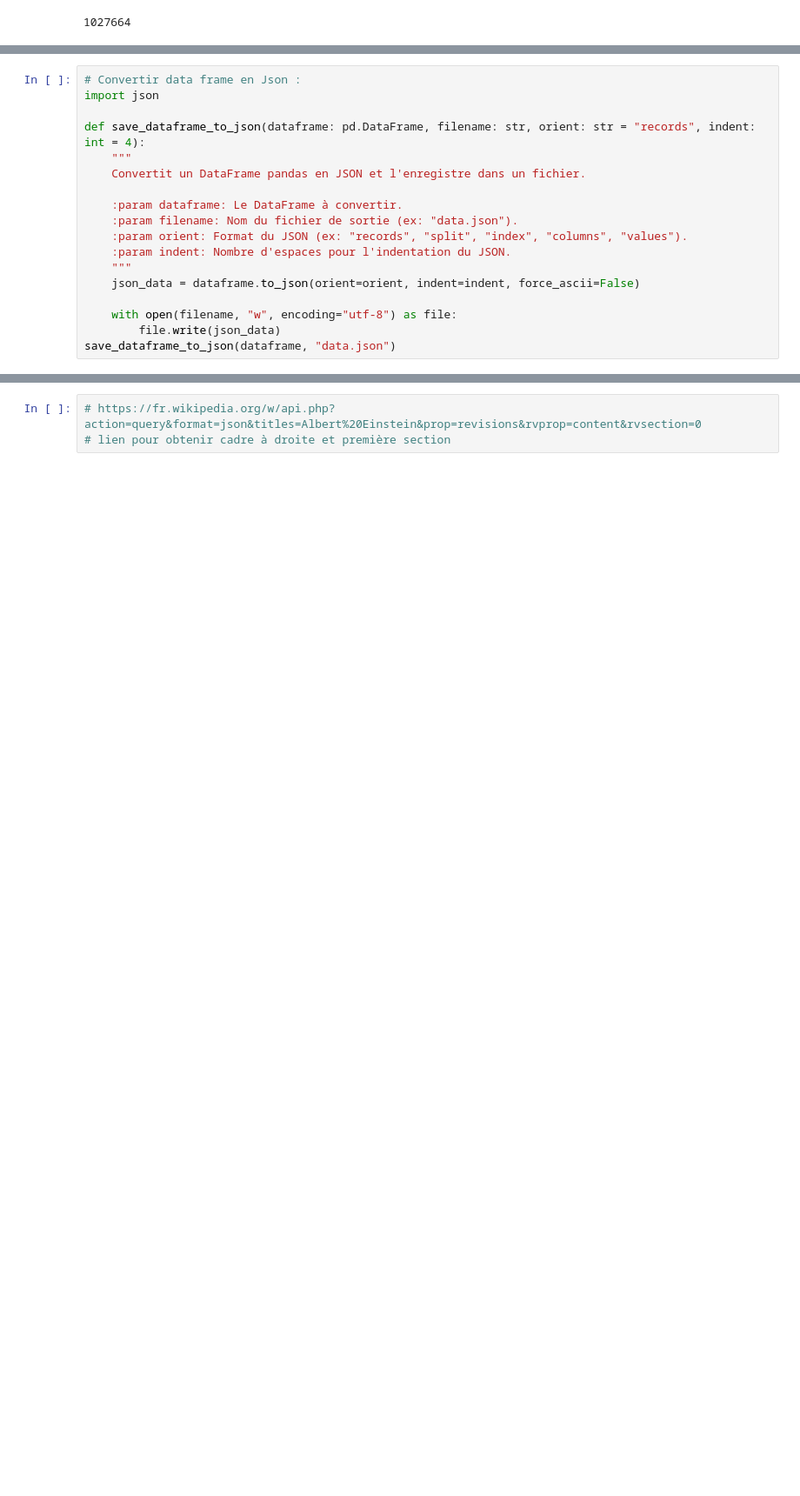
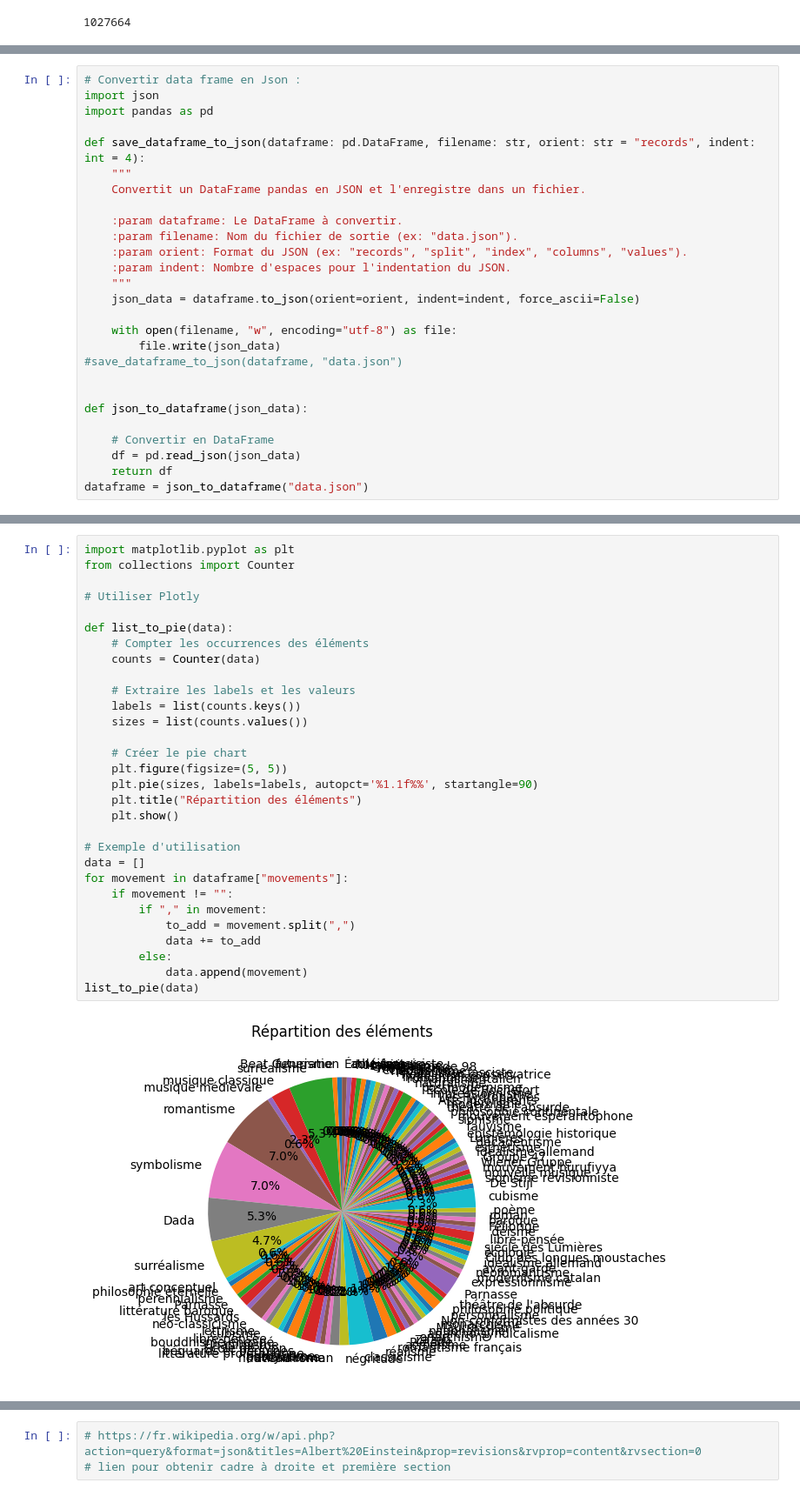
Before and after one commit to Nafru3/PoetNetwork, a Jupyter notebook: main.ipynb, the cells around one changed output, grey strips where cells are left out. Shown at 87% size. Cells and saved outputs as stored; diff of their text form; blank space fills up the shorter version.

Commit message:
Ajout des graphs et de debut gestion poete francais ou non

```diff
--- a/main.ipynb
+++ b/main.ipynb
@@ -166,6 +131,7 @@ Erreur 404: Impossible de récupérer les données.
 # %%
 # Convertir data frame en Json :
 import json
+import pandas as pd
 
 def save_dataframe_to_json(dataframe: pd.DataFrame, filename: str, orient: str = "records", indent: int = 4):
     """
@@ -180,4 +146,12 @@ def save_dataframe_to_json(dataframe: pd.DataFrame, filename: str, orient: str =
 
     with open(filename, "w", encoding="utf-8") as file:
         file.write(json_data)
-save_dataframe_to_json(dataframe, "data.json")
+#save_dataframe_to_json(dataframe, "data.json")
+
+
+def json_to_dataframe(json_data):
+
+    # Convertir en DataFrame
+    df = pd.read_json(json_data)
+    return df
+dataframe = json_to_dataframe("data.json")
@@ -217,0 +184,32 @@ plot.show()
+# %%
+import matplotlib.pyplot as plt
+from collections import Counter
+
+# Utiliser Plotly
+
+def list_to_pie(data):
+    # Compter les occurrences des éléments
+    counts = Counter(data)
+
+    # Extraire les labels et les valeurs
+    labels = list(counts.keys())
+    sizes = list(counts.values())
+
+    # Créer le pie chart
+    plt.figure(figsize=(5, 5))
+    plt.pie(sizes, labels=labels, autopct='%1.1f%%', startangle=90)
+    plt.title("Répartition des éléments")
+    plt.show()
+
+# Exemple d'utilisation
+data = []
+for movement in dataframe["movements"]:
+    if movement != "":
+        if "," in movement:
+            to_add = movement.split(",")
+            data += to_add
+        else:
+            data.append(movement)
+list_to_pie(data)
+# %% [output]
+[figure, added]
```
Also changed, not shown: parts of 14 cells of this notebook, 9 other files.
